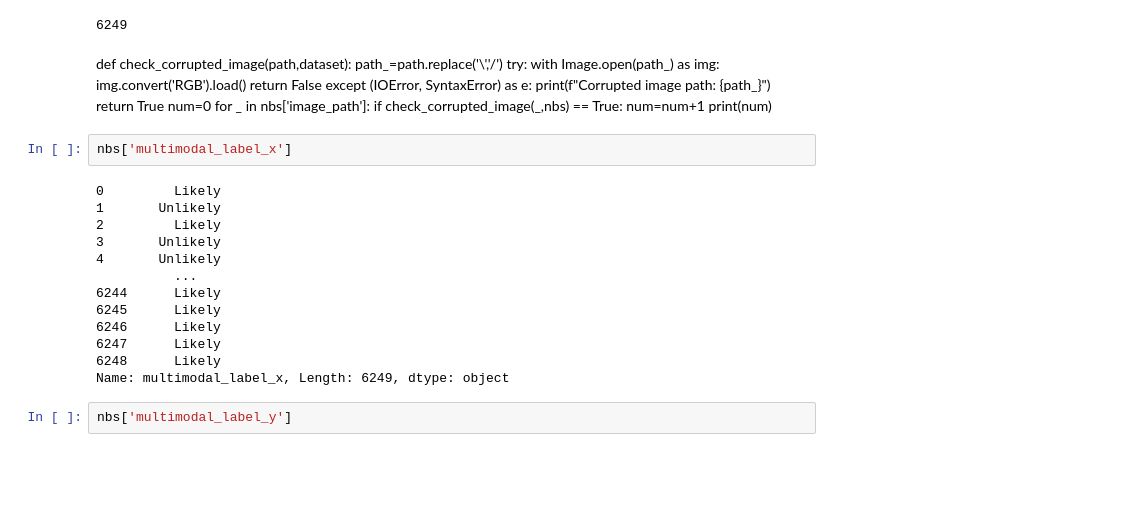
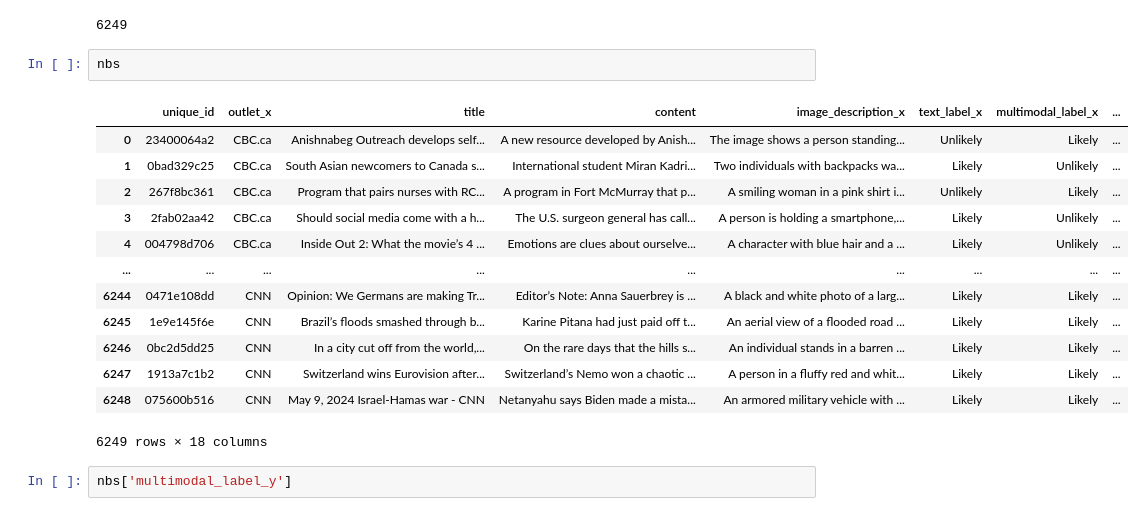
Before and after one commit to Foxtrot123-png/Multi-modal-News-Bias-Detection-and-Analyzing-LLM-performance-for-debiasing, a Jupyter notebook: EDA/News_Media_Dataset.IPYNB, the cells around one changed output. Saved outputs shown, nothing was run; the diff lists cells and outputs as text; blank space fills up the shorter version.

```diff
--- a/EDA/News_Media_Dataset.IPYNB
+++ b/EDA/News_Media_Dataset.IPYNB
@@ -122,36 +130,22 @@ nbs = pd.read_csv('E:\\GitHub\\Multi-Model-Bias-Detection-and-Debiasing-the-News
 nbs.shape[0]
 # %% [output]
 6249
-# %% [markdown]
-def check_corrupted_image(path,dataset):
-    path_=path.replace('\\','/')
-    try:
-        with Image.open(path_) as img:
-            img.convert('RGB').load()
-        return False
-    except (IOError, SyntaxError) as e:
-        print(f"Corrupted image path: {path_}")
-        return True
-num=0
-for _ in nbs['image_path']:
-    if check_corrupted_image(_,nbs) == True:
-        num=num+1
-print(num)
-# %%
-nbs['multimodal_label_x']
-# %% [output]
-0         Likely
-1       Unlikely
-2         Likely
-3       Unlikely
-4       Unlikely
-          ...
-6244      Likely
-6245      Likely
-6246      Likely
-6247      Likely
-6248      Likely
-Name: multimodal_label_x, Length: 6249, dtype: object
+# %%
+nbs
+# %% [output]
+|  | unique_id | outlet_x | title | content | image_description_x | text_label_x | multimodal_label_x | ... |
+| 0 | 23400064a2 | CBC.ca | Anishnabeg Outreach develops self... | A new resource developed by Anish... | The image shows a person standing... | Unlikely | Likely | ... |
+| 1 | 0bad329c25 | CBC.ca | South Asian newcomers to Canada s... | International student Miran Kadri... | Two individuals with backpacks wa... | Likely | Unlikely | ... |
+| 2 | 267f8bc361 | CBC.ca | Program that pairs nurses with RC... | A program in Fort McMurray that p... | A smiling woman in a pink shirt i... | Unlikely | Likely | ... |
+| 3 | 2fab02aa42 | CBC.ca | Should social media come with a h... | The U.S. surgeon general has call... | A person is holding a smartphone,... | Likely | Unlikely | ... |
+| 4 | 004798d706 | CBC.ca | Inside Out 2: What the movie’s 4 ... | Emotions are clues about ourselve... | A character with blue hair and a ... | Likely | Unlikely | ... |
+| ... | ... | ... | ... | ... | ... | ... | ... | ... |
+| 6244 | 0471e108dd | CNN | Opinion: We Germans are making Tr... | Editor’s Note: Anna Sauerbrey is ... | A black and white photo of a larg... | Likely | Likely | ... |
+| 6245 | 1e9e145f6e | CNN | Brazil’s floods smashed through b... | Karine Pitana had just paid off t... | An aerial view of a flooded road ... | Likely | Likely | ... |
+| 6246 | 0bc2d5dd25 | CNN | In a city cut off from the world,... | On the rare days that the hills s... | An individual stands in a barren ... | Likely | Likely | ... |
+| 6247 | 1913a7c1b2 | CNN | Switzerland wins Eurovision after... | Switzerland’s Nemo won a chaotic ... | A person in a fluffy red and whit... | Likely | Likely | ... |
+| 6248 | 075600b516 | CNN | May 9, 2024 Israel-Hamas war - CNN | Netanyahu says Biden made a mista... | An armored military vehicle with ... | Likely | Likely | ... |
+6249 rows × 18 columns
 # %%
 nbs['multimodal_label_y']
 # %% [output]
```
Also changed, not shown: parts of 24 cells of this notebook, 3 other files.
